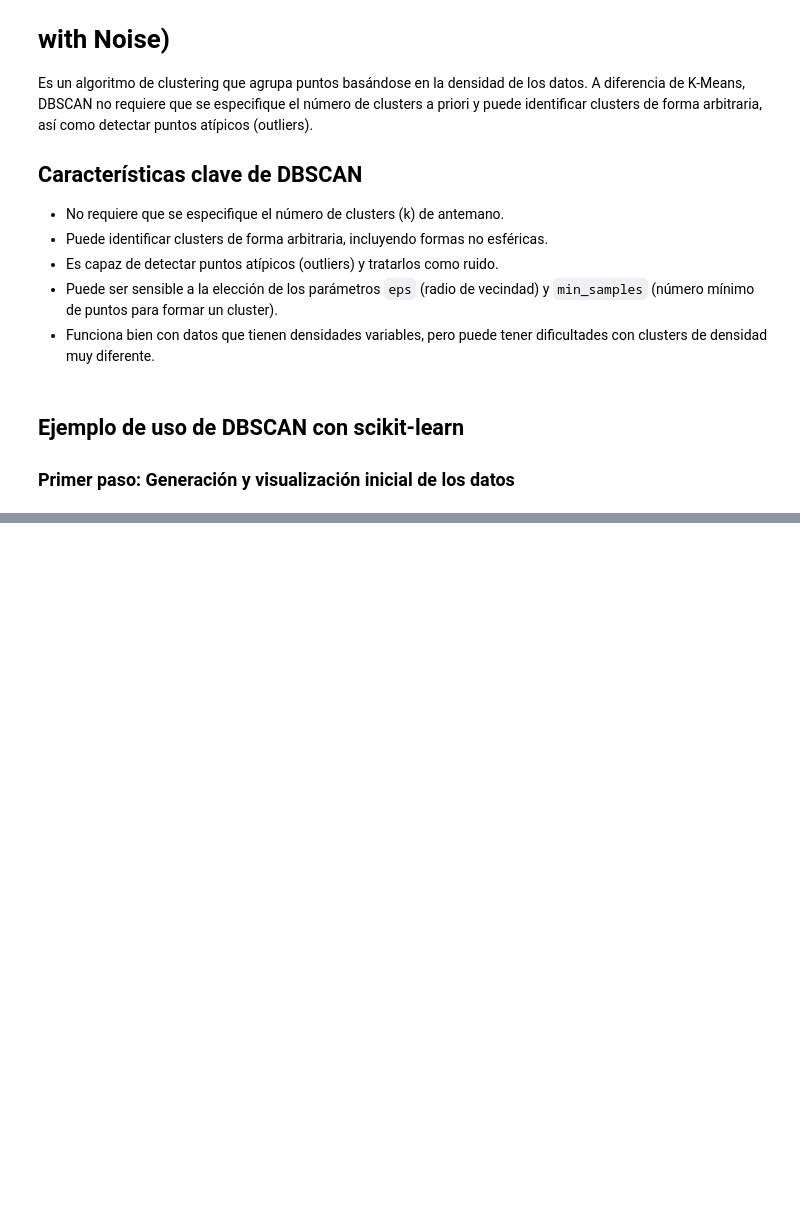
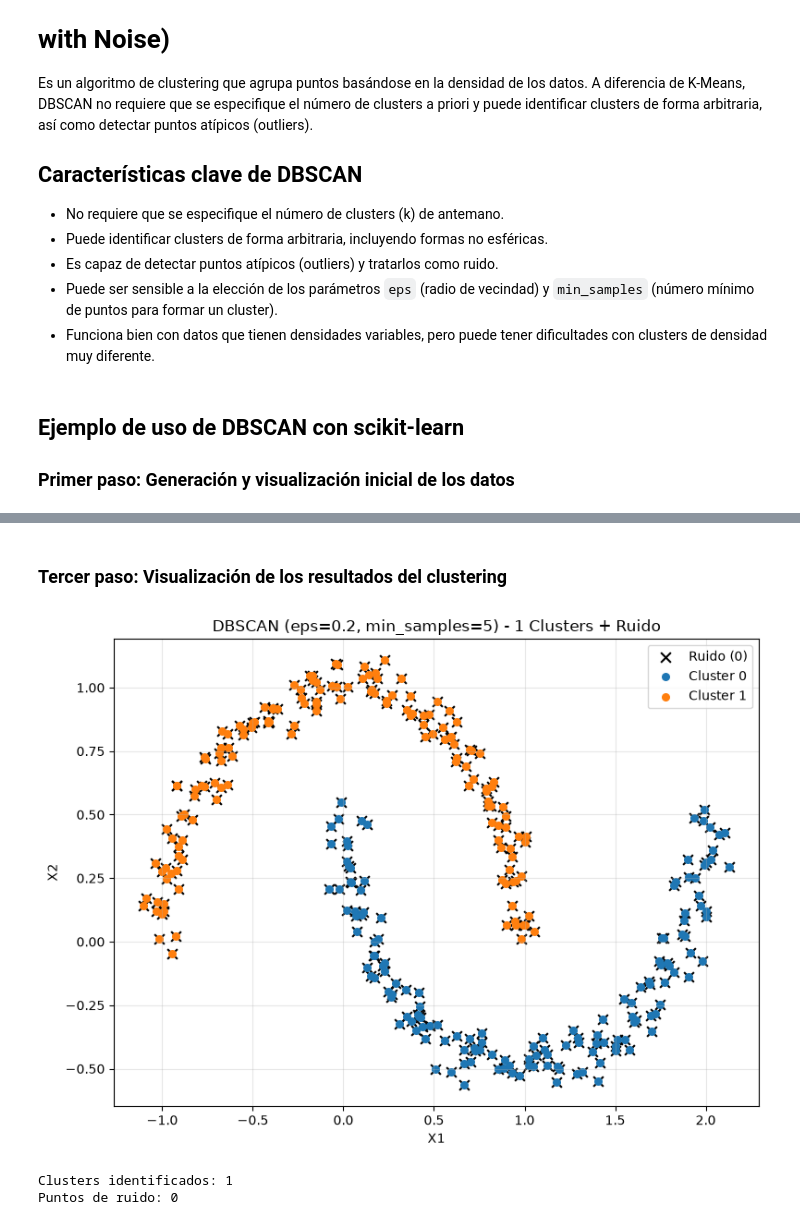
Before and after one commit to Cristhian-G/Machine-Learning, a Jupyter notebook: DBSCAN/DBSCAN.ipynb, the cells around one changed output, grey strips where cells are left out. Drawn from its saved outputs; the diff is of its cells as text; code cells hidden in the pictures; blank space fills up the shorter version.

```diff
--- a/DBSCAN/DBSCAN.ipynb
+++ b/DBSCAN/DBSCAN.ipynb
@@ -35,0 +43,42 @@ Matriz = X
+# %% [markdown]
+### Tercer paso: Visualización de los resultados del clustering
+# %%
+plt.figure(figsize=(8,6))
+
+# Separación de ruido
+ruido = (etiquetas == -1)
+
+# Gráfica del ruido
+plt.scatter(X[~ruido, 0],
+            X[~ruido, 1],
+            color='black',
+            marker='x',
+            s=60,
+            label=f"Ruido ({np.sum(ruido)})"
+)
+
+# Gráfica de los clusters
+for k in np.unique(etiquetas):
+    if k != -1:
+        mascara = (etiquetas == k)
+        plt.scatter(X[mascara, 0],
+                    X[mascara, 1],
+                    s=30,
+                    label=f"Cluster {k}"
+        )
+
+plt.title(f"DBSCAN (eps=0.2, min_samples=5) - {len(np.unique(etiquetas)) - 1} Clusters + Ruido")
+plt.legend()
+plt.xlabel("X1")
+plt.ylabel("X2")
+plt.grid(alpha=0.3)
+plt.tight_layout()
+plt.show()
+
+# Salida en consola:
+print(f"Clusters identificados: {len(np.unique(etiquetas)) - 1}")
+print(f"Puntos de ruido: {np.sum(ruido)}")
+# %% [output]
+[figure, added]
+Clusters identificados: 1
+Puntos de ruido: 0
```
Also changed, not shown: parts of 4 cells of this notebook.
